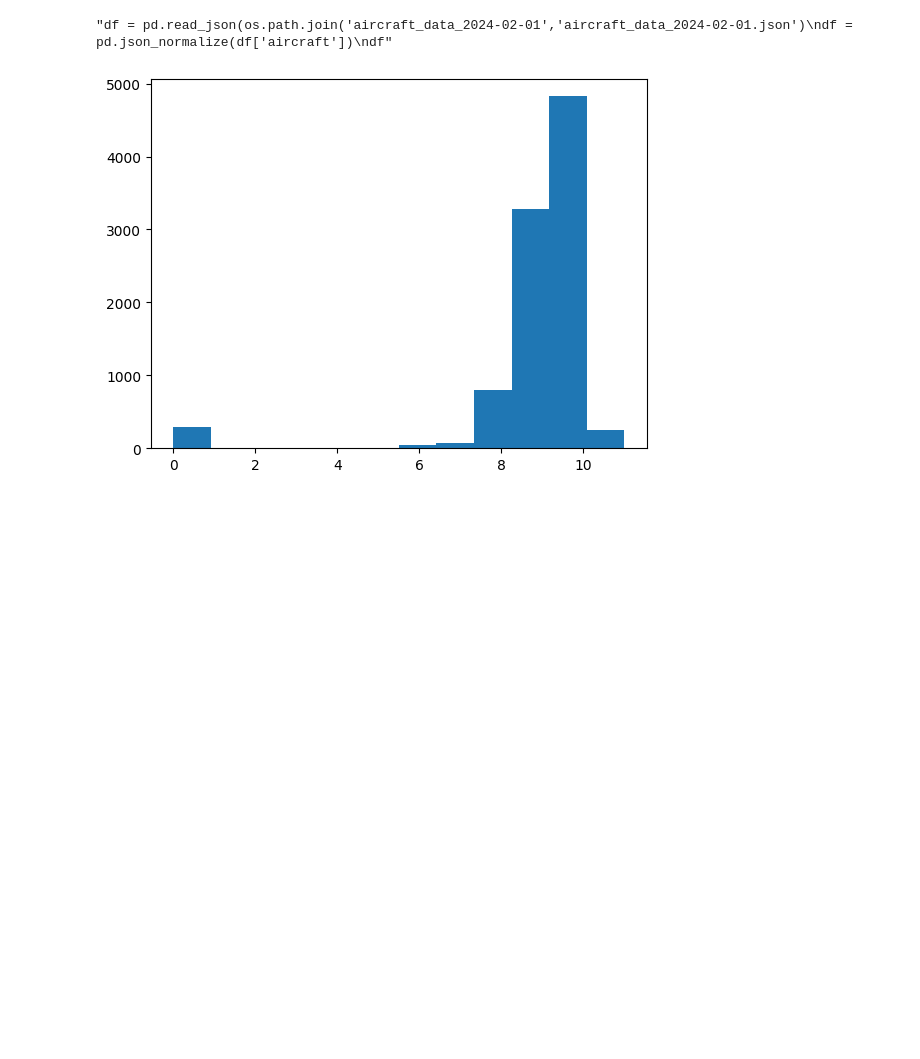
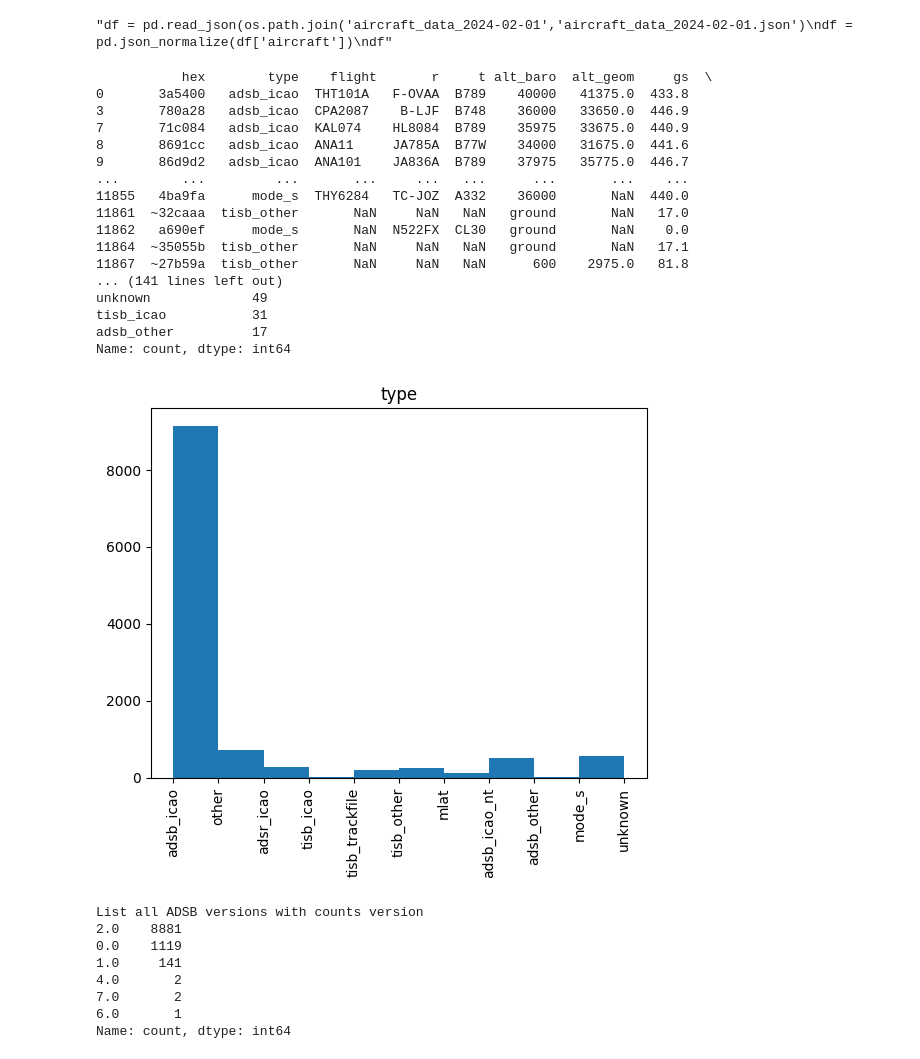
Before and after one commit to ernesttan1976/flight-data, a Jupyter notebook: GPS Spoofing Split Data - Ernest.ipynb, the cells around one changed output. Cells and saved outputs as stored; diff of their text form; code cells hidden in the pictures; blank space fills up the shorter version.

Commit message:
examine values

```diff
--- a/GPS Spoofing Split Data - Ernest.ipynb
+++ b/GPS Spoofing Split Data - Ernest.ipynb
@@ -35,25 +35,100 @@ df'''
 # %%
 # for each timeslice of 5 minutes, find the aircraft-ping with nac_p, nac_v above a certain threshold,
 # and gpsOkBefore, rr_lat, rr_lon if these values are not empty
 # (each timeslice is 800kb)
 #
 # after filtering the timeslice, the filtered data should be much smaller say 10 kb
 #
 # define array of locations (squares) according to lat and lon limits
 #
 # loop through all timeslice-aircraft-ping and find location and append
 #
 # loop through all locations and run the data through the classification function to determine the color
 
 url = 'https://samples.adsbexchange.com/readsb-hist/2024/02/01/000000Z.json.gz'
 response = requests.get(url)
 json_data = response.json()
 df1 = pd.json_normalize(json_data['aircraft'])
 df1_filtered = df1[df1[['nac_p','nac_v']].notnull().all(1)]
+print(df1_filtered)
 nacp_high = df1_filtered[df1_filtered['nac_p']<8]
 data = df1_filtered['nac_p']
 
-plt.hist(data,bins=12)
+# rr_lat not null
+# rr_lon not null
+# lastPosition.lat / lastPosition.lon not null
+print(f"List all type with counts {df1['type'].value_counts()}")
+# List all type with counts type
+# adsb_icao         9145 - messages from a Mode S or ADS-B transponder, using a 24-bit ICAO address
+# other              725 - IGNORE miscellaneous data received via Basestation / SBS format, quality / source is unknown.
+# adsb_icao_nt       524 - IGNORE - messages from an ADS-B equipped “non-transponder” emitter e.g. a ground vehicle, using a 24-bit ICAO address
+# mode_s             515 - ModeS data from the planes transponder (no position transmitted)
+# adsr_icao          280 - rebroadcast of ADS-B messages originally sent via another data link e.g. UAT, using a 24-bit ICAO address
+# tisb_other         256 - traffic information about a non-ADS-B target using a non-ICAO address
+# tisb_trackfile     214 - traffic information about a non-ADS-B target using a track/file identifier, typically from primary or Mode A/C radar
+# mlat               116 - MLAT, position calculated arrival time differences using multiple receivers, outliers and varying accuracy is expected.
+# unknown             49
+# tisb_icao           31 - traffic information about a non-ADS-B target identified by a 24-bit ICAO address, e.g. a Mode S target tracked by secondary radar
+# adsb_other          17 - messages from an ADS-B transponder using a non-ICAO address, e.g. anonymized address
+plt.hist(df1['type'])
+plt.title('type')
+plt.xticks(rotation='vertical')
 plt.show()
+
+print(f"List all ADSB versions with counts {df1['version'].value_counts()}")
+# version: ADS-B Version Number 0, 1, 2 (3-7 are reserved) (2.2.3.2.7.5)
+# List all ADSB versions with counts version
+# 2.0    8881
+# 0.0    1119
+# 1.0     141
+plt.hist(df1['version'])
+plt.title('version')
+plt.show()
+
+# nac_p: Navigation Accuracy for Position (2.2.5.1.35)
+counts = df1['nac_p'].value_counts()
+print(f"List all nac_p values with counts {counts}")
+plt.hist(df1['nac_p'])
+plt.title('nac_p')
+plt.show()
+
+# nac_v: Navigation Accuracy for Velocity (2.2.5.1.19)
+counts = df1['nac_v'].value_counts()
+print(f"List all nac_v values with counts {counts}")
+plt.hist(df1['nac_v'])
+plt.title('nac_v')
+plt.show()
+
+# roll: Roll, degrees, negative is left roll
+counts = df1['roll'].value_counts()
+print(f"List all roll with counts {counts}")
+plt.hist(df1['roll'])
+plt.title('roll')
+plt.show()
 # %% [output]
+           hex        type    flight       r     t alt_baro  alt_geom     gs  \
+0       3a5400   adsb_icao  THT101A   F-OVAA  B789    40000   41375.0  433.8
+3       780a28   adsb_icao  CPA2087    B-LJF  B748    36000   33650.0  446.9
+7       71c084   adsb_icao  KAL074    HL8084  B789    35975   33675.0  440.9
+8       8691cc   adsb_icao  ANA11     JA785A  B77W    34000   31675.0  441.6
+9       86d9d2   adsb_icao  ANA101    JA836A  B789    37975   35775.0  446.7
+...        ...         ...       ...     ...   ...      ...       ...    ...
+11855   4ba9fa      mode_s  THY6284   TC-JOZ  A332    36000       NaN  440.0
+11861  ~32caaa  tisb_other       NaN     NaN   NaN   ground       NaN   17.0
+11862   a690ef      mode_s       NaN  N522FX  CL30   ground       NaN    0.0
+11864  ~35055b  tisb_other       NaN     NaN   NaN   ground       NaN   17.1
+11867  ~27b59a  tisb_other       NaN     NaN   NaN      600    2975.0   81.8
+... (141 lines left out)
+unknown             49
+tisb_icao           31
+adsb_other          17
+Name: count, dtype: int64
-[figure, old version]
+[figure, new version]
+List all ADSB versions with counts version
+2.0    8881
+0.0    1119
+1.0     141
+4.0       2
+7.0       2
+6.0       1
+Name: count, dtype: int64
```
Also changed, not shown: parts of 2 cells of this notebook.
